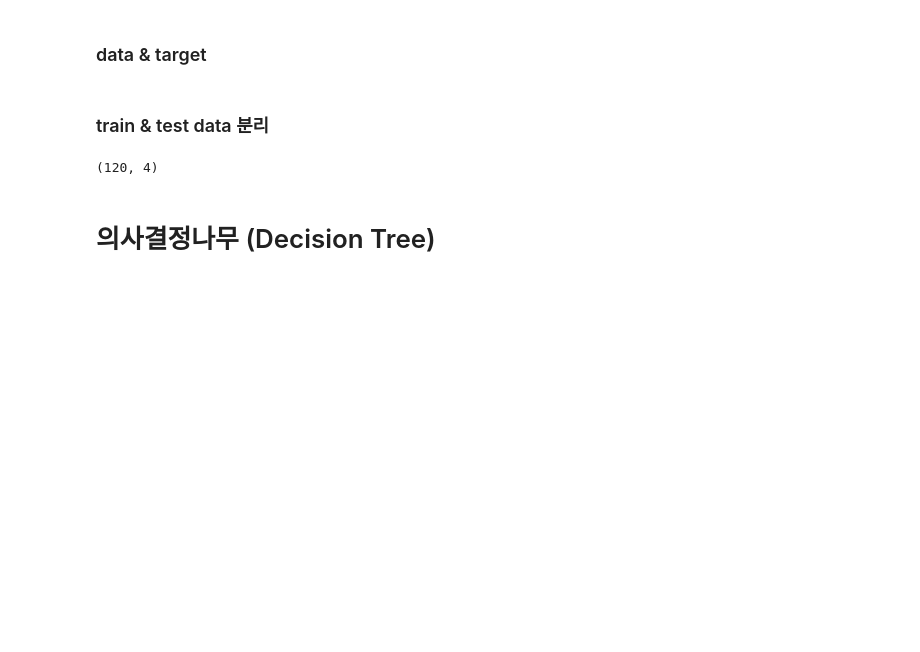
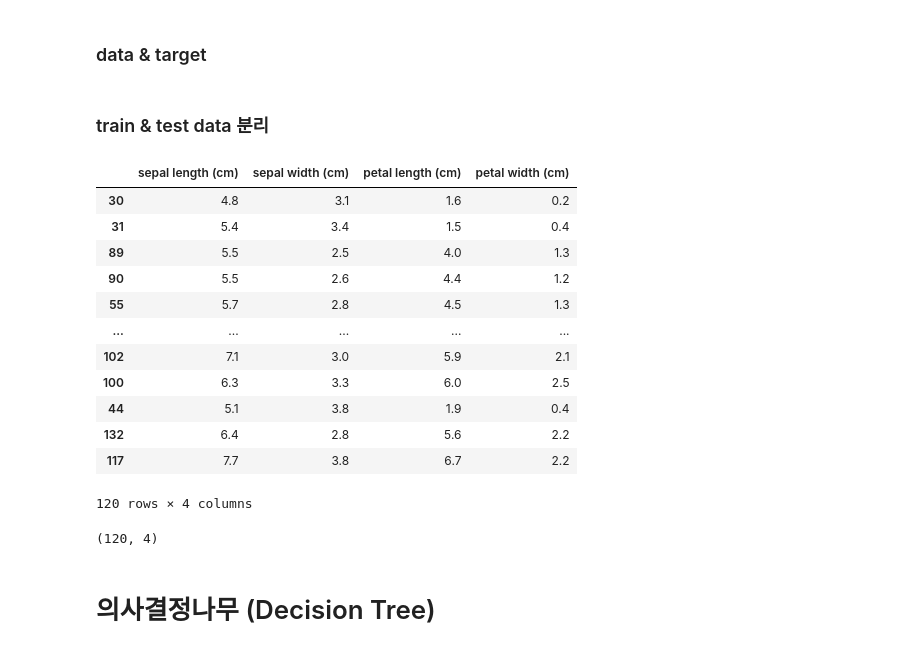
Before and after one commit to kelly062001/Data_study, a Jupyter notebook: outta/lecture_7_supervised_learning/송현지 - 지도학습(분류) 실습파일.ipynb, the cells around one changed output. Drawn from its saved outputs; the diff is of its cells as text; code cells hidden in the pictures; blank space fills up the shorter version.

```diff
--- a/outta/lecture_7_supervised_learning/송현지 - 지도학습(분류) 실습파일.ipynb
+++ b/outta/lecture_7_supervised_learning/송현지 - 지도학습(분류) 실습파일.ipynb
@@ -82,6 +82,22 @@ from sklearn.model_selection import train_test_split
 X_train, X_test, y_train, y_test = train_test_split(data, target, test_size = 0.2, random_state = 22)
 
 #test_size 0.2 의미 : train : test=8:2
+# %%
+X_train
+# %% [output]
+|  | sepal length (cm) | sepal width (cm) | petal length (cm) | petal width (cm) |
+| 30 | 4.8 | 3.1 | 1.6 | 0.2 |
+| 31 | 5.4 | 3.4 | 1.5 | 0.4 |
+| 89 | 5.5 | 2.5 | 4.0 | 1.3 |
+| 90 | 5.5 | 2.6 | 4.4 | 1.2 |
+| 55 | 5.7 | 2.8 | 4.5 | 1.3 |
+| ... | ... | ... | ... | ... |
+| 102 | 7.1 | 3.0 | 5.9 | 2.1 |
+| 100 | 6.3 | 3.3 | 6.0 | 2.5 |
+| 44 | 5.1 | 3.8 | 1.9 | 0.4 |
+| 132 | 6.4 | 2.8 | 5.6 | 2.2 |
+| 117 | 7.7 | 3.8 | 6.7 | 2.2 |
+120 rows × 4 columns
 # %%
 X_train.shape
 # %% [output]
```
Also changed, not shown: 1 other file.
